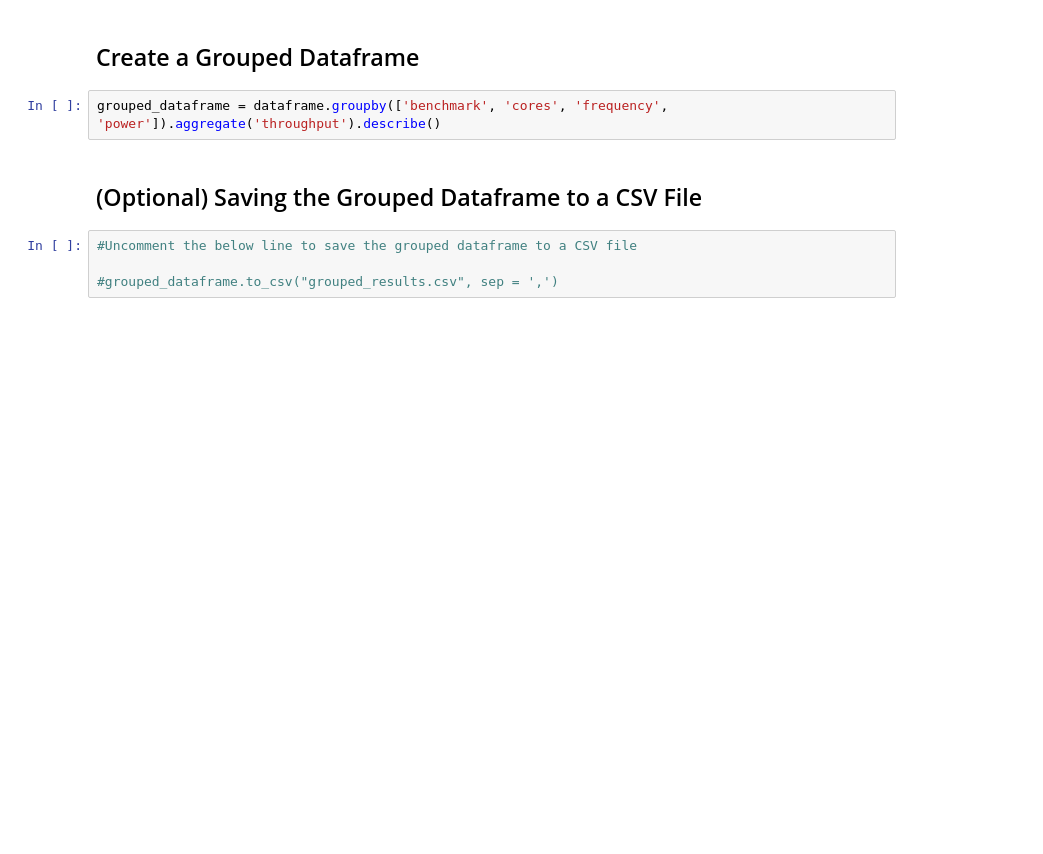
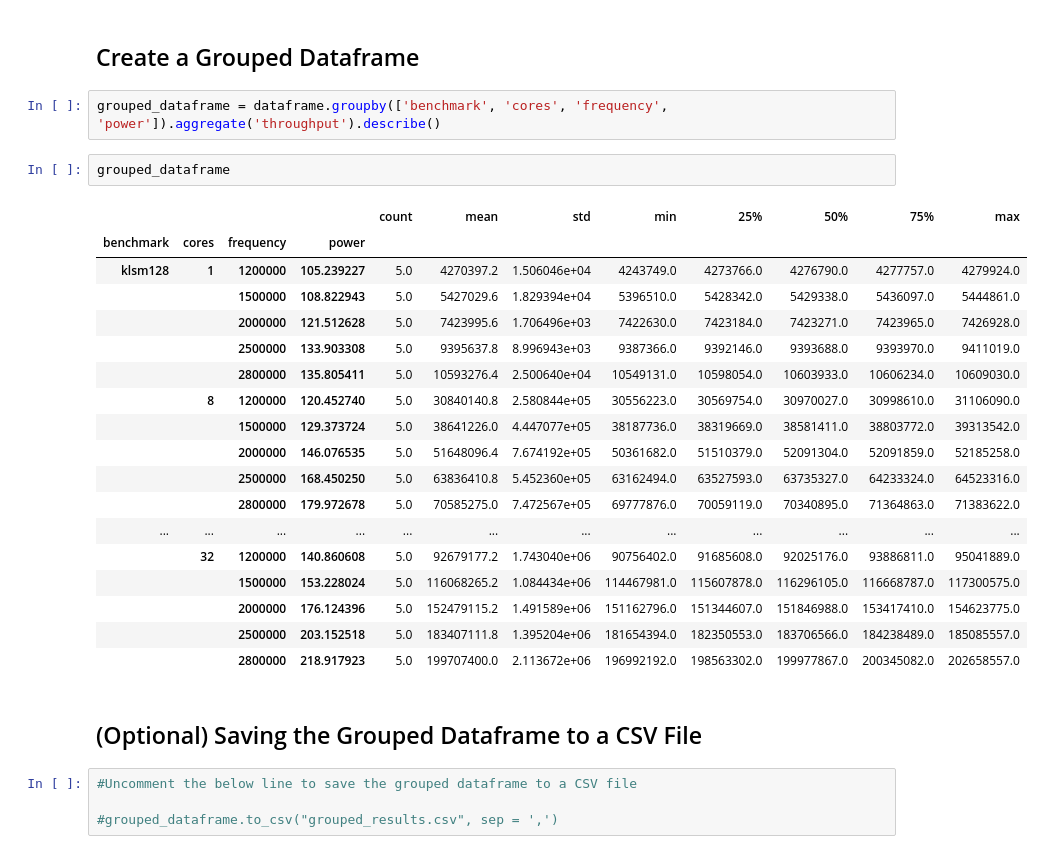
Before and after one commit to madhava20217/Relaxed_Memory_study, a Jupyter notebook: klsm_analysis.ipynb, the cells around one changed output. Cells and saved outputs as stored; diff of their text form; blank space fills up the shorter version.

Commit message:
printed out grouped dataframe

```diff
--- a/klsm_analysis.ipynb
+++ b/klsm_analysis.ipynb
@@ -60,6 +60,27 @@ dataframe.reset_index(drop = True)
 ## Create a Grouped Dataframe
 # %%
 grouped_dataframe = dataframe.groupby(['benchmark', 'cores', 'frequency', 'power']).aggregate('throughput').describe()
+# %%
+grouped_dataframe
+# %% [output]
+|  |  |  |  | count | mean | std | min | 25% | 50% | 75% | max |
+| benchmark | cores | frequency | power |  |  |  |  |  |  |  |  |
+| klsm128 | 1 | 1200000 | 105.239227 | 5.0 | 4270397.2 | 1.506046e+04 | 4243749.0 | 4273766.0 | 4276790.0 | 4277757.0 | 4279924.0 |
+|  |  | 1500000 | 108.822943 | 5.0 | 5427029.6 | 1.829394e+04 | 5396510.0 | 5428342.0 | 5429338.0 | 5436097.0 | 5444861.0 |
+|  |  | 2000000 | 121.512628 | 5.0 | 7423995.6 | 1.706496e+03 | 7422630.0 | 7423184.0 | 7423271.0 | 7423965.0 | 7426928.0 |
+|  |  | 2500000 | 133.903308 | 5.0 | 9395637.8 | 8.996943e+03 | 9387366.0 | 9392146.0 | 9393688.0 | 9393970.0 | 9411019.0 |
+|  |  | 2800000 | 135.805411 | 5.0 | 10593276.4 | 2.500640e+04 | 10549131.0 | 10598054.0 | 10603933.0 | 10606234.0 | 10609030.0 |
+|  | 8 | 1200000 | 120.452740 | 5.0 | 30840140.8 | 2.580844e+05 | 30556223.0 | 30569754.0 | 30970027.0 | 30998610.0 | 31106090.0 |
+|  |  | 1500000 | 129.373724 | 5.0 | 38641226.0 | 4.447077e+05 | 38187736.0 | 38319669.0 | 38581411.0 | 38803772.0 | 39313542.0 |
+|  |  | 2000000 | 146.076535 | 5.0 | 51648096.4 | 7.674192e+05 | 50361682.0 | 51510379.0 | 52091304.0 | 52091859.0 | 52185258.0 |
+|  |  | 2500000 | 168.450250 | 5.0 | 63836410.8 | 5.452360e+05 | 63162494.0 | 63527593.0 | 63735327.0 | 64233324.0 | 64523316.0 |
+|  |  | 2800000 | 179.972678 | 5.0 | 70585275.0 | 7.472567e+05 | 69777876.0 | 70059119.0 | 70340895.0 | 71364863.0 | 71383622.0 |
+| ... | ... | ... | ... | ... | ... | ... | ... | ... | ... | ... | ... |
+|  | 32 | 1200000 | 140.860608 | 5.0 | 92679177.2 | 1.743040e+06 | 90756402.0 | 91685608.0 | 92025176.0 | 93886811.0 | 95041889.0 |
+|  |  | 1500000 | 153.228024 | 5.0 | 116068265.2 | 1.084434e+06 | 114467981.0 | 115607878.0 | 116296105.0 | 116668787.0 | 117300575.0 |
+|  |  | 2000000 | 176.124396 | 5.0 | 152479115.2 | 1.491589e+06 | 151162796.0 | 151344607.0 | 151846988.0 | 153417410.0 | 154623775.0 |
+|  |  | 2500000 | 203.152518 | 5.0 | 183407111.8 | 1.395204e+06 | 181654394.0 | 182350553.0 | 183706566.0 | 184238489.0 | 185085557.0 |
+|  |  | 2800000 | 218.917923 | 5.0 | 199707400.0 | 2.113672e+06 | 196992192.0 | 198563302.0 | 199977867.0 | 200345082.0 | 202658557.0 |
 # %% [markdown]
 ## (Optional) Saving the Grouped Dataframe to a CSV File
 # %%
```
